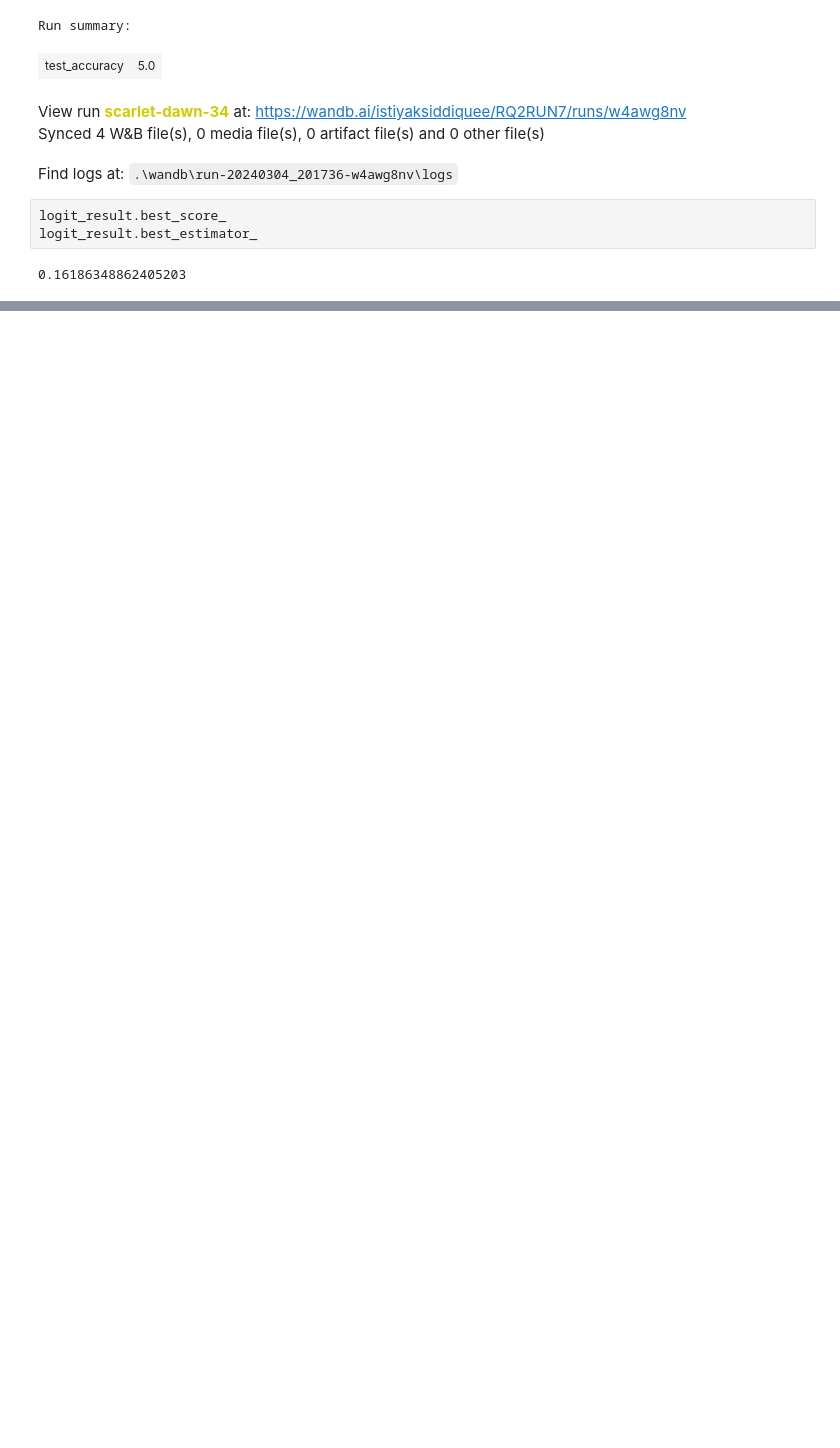
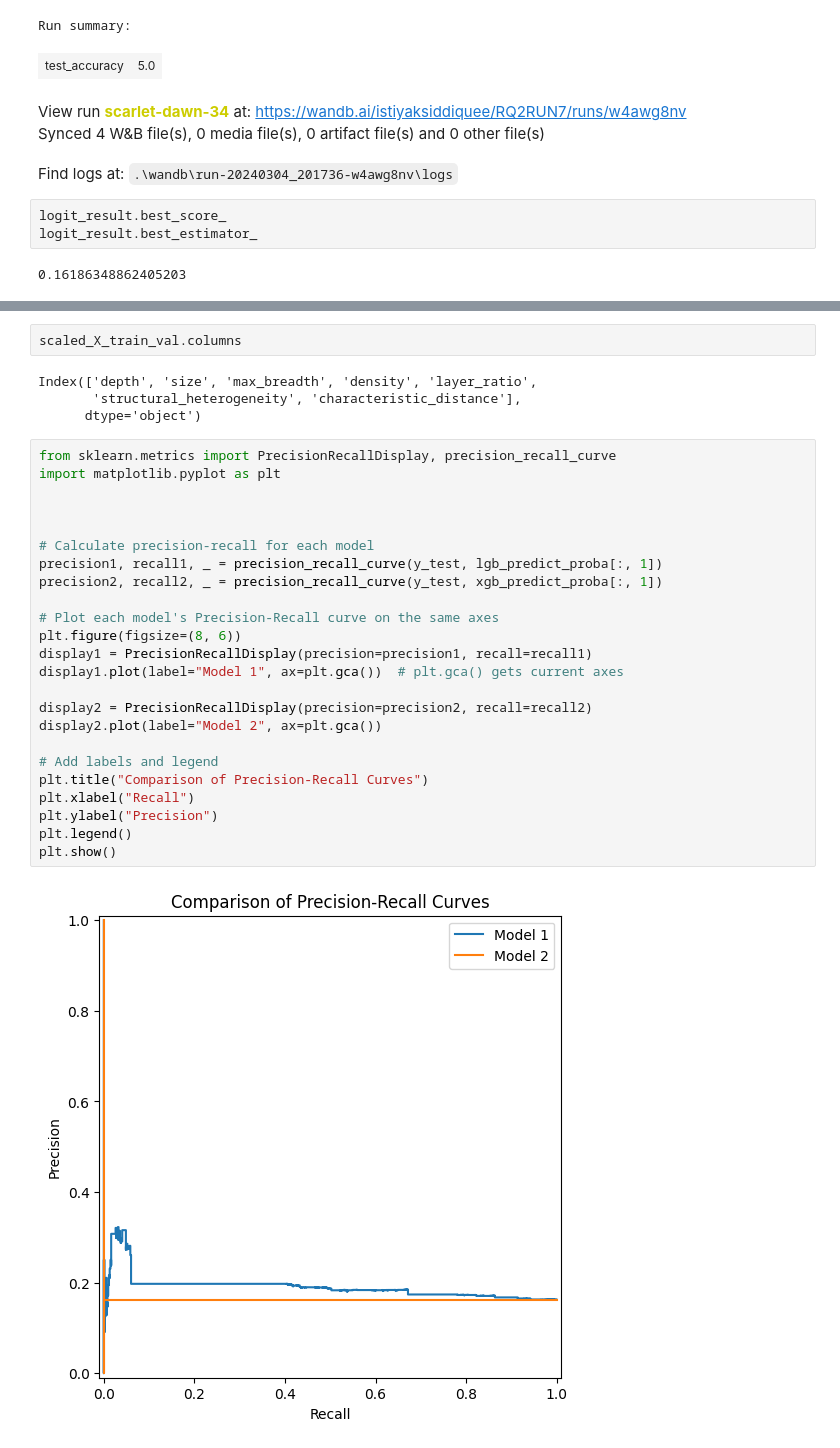
Before and after one commit to istiyaksiddiquee/thesis-work, a Jupyter notebook: RQ2/analysis/analysis.ipynb, the cells around one changed output, grey strips where cells are left out. Saved outputs shown, nothing was run; the diff lists cells and outputs as text; blank space fills up the shorter version.

```diff
--- a/RQ2/analysis/analysis.ipynb
+++ b/RQ2/analysis/analysis.ipynb
@@ -752,0 +903,32 @@ LogisticRegression(C=5, max_iter=500, n_jobs=-1, solver='newton-cholesky')
+# %%
+scaled_X_train_val.columns
+# %% [output]
+Index(['depth', 'size', 'max_breadth', 'density', 'layer_ratio',
+       'structural_heterogeneity', 'characteristic_distance'],
+      dtype='object')
+# %%
+from sklearn.metrics import PrecisionRecallDisplay, precision_recall_curve
+import matplotlib.pyplot as plt
+
+
+
+# Calculate precision-recall for each model
+precision1, recall1, _ = precision_recall_curve(y_test, lgb_predict_proba[:, 1])
+precision2, recall2, _ = precision_recall_curve(y_test, xgb_predict_proba[:, 1])
+
+# Plot each model's Precision-Recall curve on the same axes
+plt.figure(figsize=(8, 6))
+display1 = PrecisionRecallDisplay(precision=precision1, recall=recall1)
+display1.plot(label="Model 1", ax=plt.gca())  # plt.gca() gets current axes
+
+display2 = PrecisionRecallDisplay(precision=precision2, recall=recall2)
+display2.plot(label="Model 2", ax=plt.gca())
+
+# Add labels and legend
+plt.title("Comparison of Precision-Recall Curves")
+plt.xlabel("Recall")
+plt.ylabel("Precision")
+plt.legend()
+plt.show()
+# %% [output]
+[figure, added]
```
Also changed, not shown: parts of 36 cells of this notebook, 2 other files.
